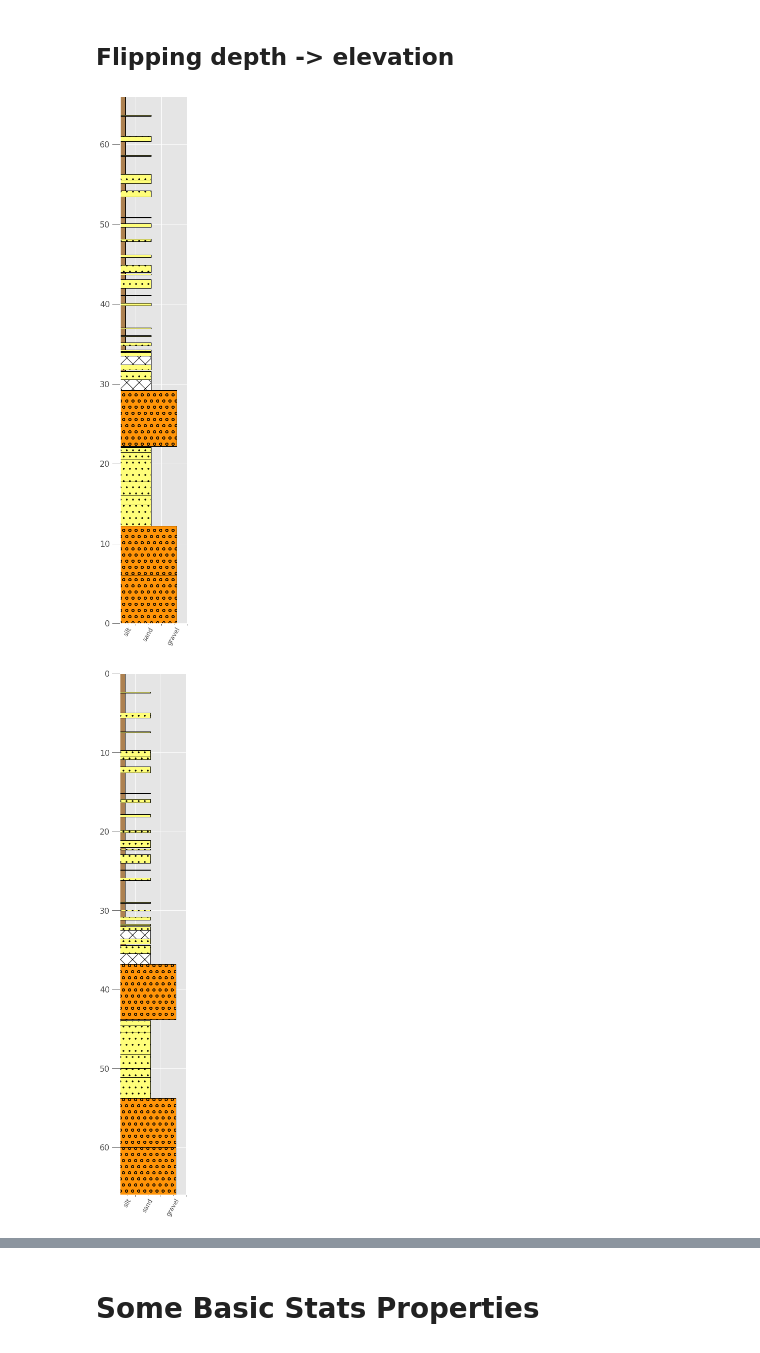
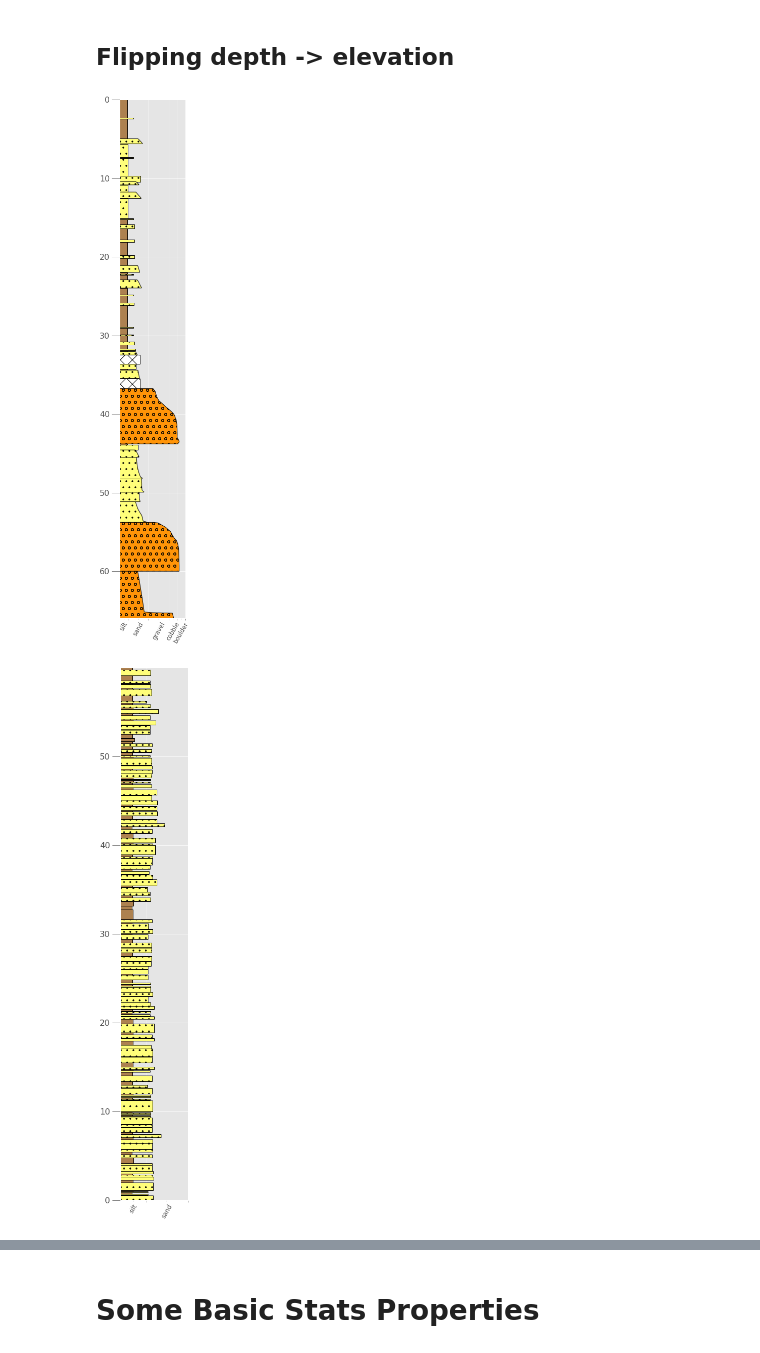
Before and after one commit to rgmyr/litholog, a Jupyter notebook: notebooks/actual_demo.ipynb, the cells around one changed output, grey strips where cells are left out. Saved outputs shown, nothing was run; the diff lists cells and outputs as text; code cells hidden in the pictures.

Commit message:
readme, notebooks, data

```diff
--- a/notebooks/actual_demo.ipynb
+++ b/notebooks/actual_demo.ipynb
@@ -61,11 +61,11 @@ from striplog import Component
 This first step uses `utils` within litholog to converts depth-grainsize pairs (e.g., that define a fining-upward profile in a bed) into pandas-friendly arrays. The outputs of this will be the fields shown below (e.g., `depth_m`, `grain_size_mm`). If you have differently formatted csv data, this step may not apply, or you may need a different util.
 # %%
 # Converts 'string' arrays to numpy
-transforms = {c : utils.string2array_pandas for c in ['depth_m',
+transforms = {c : utils.string2array_matlab for c in ['depth_m',
                                                       'grain_size_mm']}
 
 # Read the demo data
-df = pd.read_csv('../data/working2.csv', converters=transforms)
+df = pd.read_csv('../data/demo_data.csv', converters=transforms)
 
 # counts and prints the names of the logs in the data file
 print(len(df.name.unique()),
@@ -362,15 +365,24 @@ for bed in testseq:
 # %% [markdown]
 ## Flipping depth -> elevation
 # %%
-# depth version (this is only depth-ordered one in demo)
-testseq.plot(legend=litholog.defaults.litholegend,
-             fig_width=3, aspect=5, wentworth='coarse')
+# flipping to depth order (Note - this doesnt change the BedSequence at all, just replots it)
+testseq.flip_convention(depth_key='depth_m').plot(
+    legend=litholog.defaults.litholegend,
+    fig_width=3,
+    aspect=5,
+    width_field='grain_size_psi',
+    depth_field='depth_m',
+    wentworth='coarse')
 # %% [output]
-[figure, old version]
+[figure, new version]
 # %%
-# to elevation
-testseq.flip_convention(depth_key='depth_m').plot(
-             legend=litholog.defaults.litholegend,
-             fig_width=3, aspect=5, wentworth='coarse')
+# Now let's flip Magnolia from depth to elevation
+magnolia.flip_convention(depth_key='depth_m').plot(
+    legend=litholog.defaults.litholegend,
+    fig_width=3,
+    aspect=5,
+    width_field='grain_size_psi',
+    depth_field='depth_m',
+    wentworth='coarse')
 # %% [output]
-[figure, old version]
+[figure, new version]
```
Also changed, not shown: parts of 24 cells of this notebook, 11 other files.
